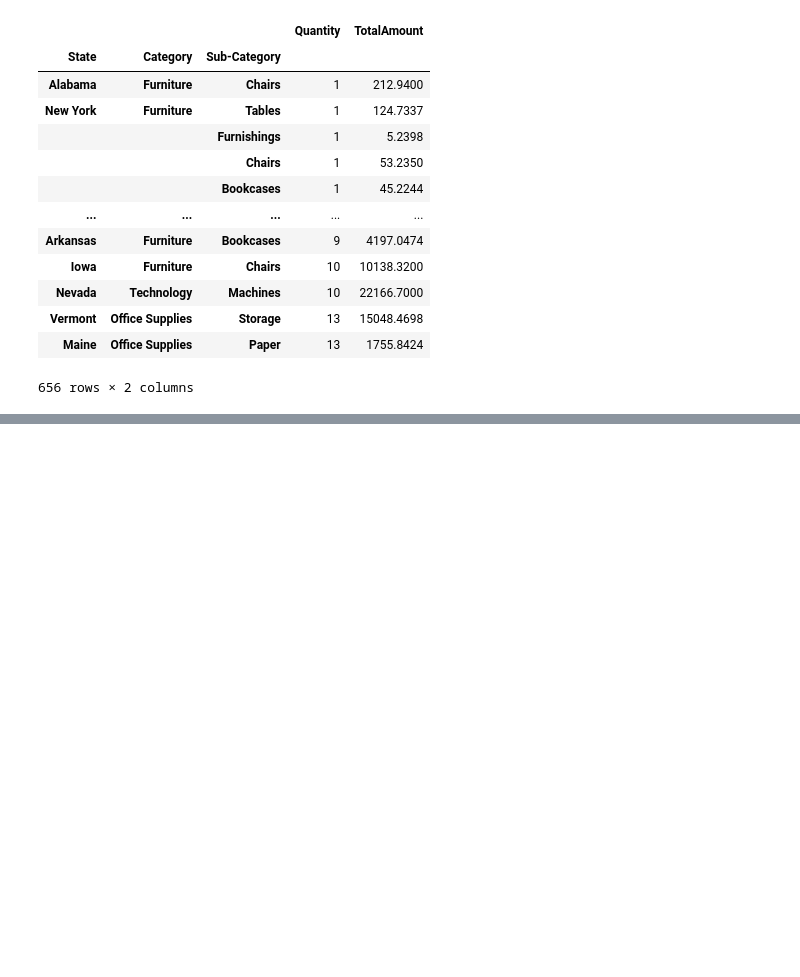
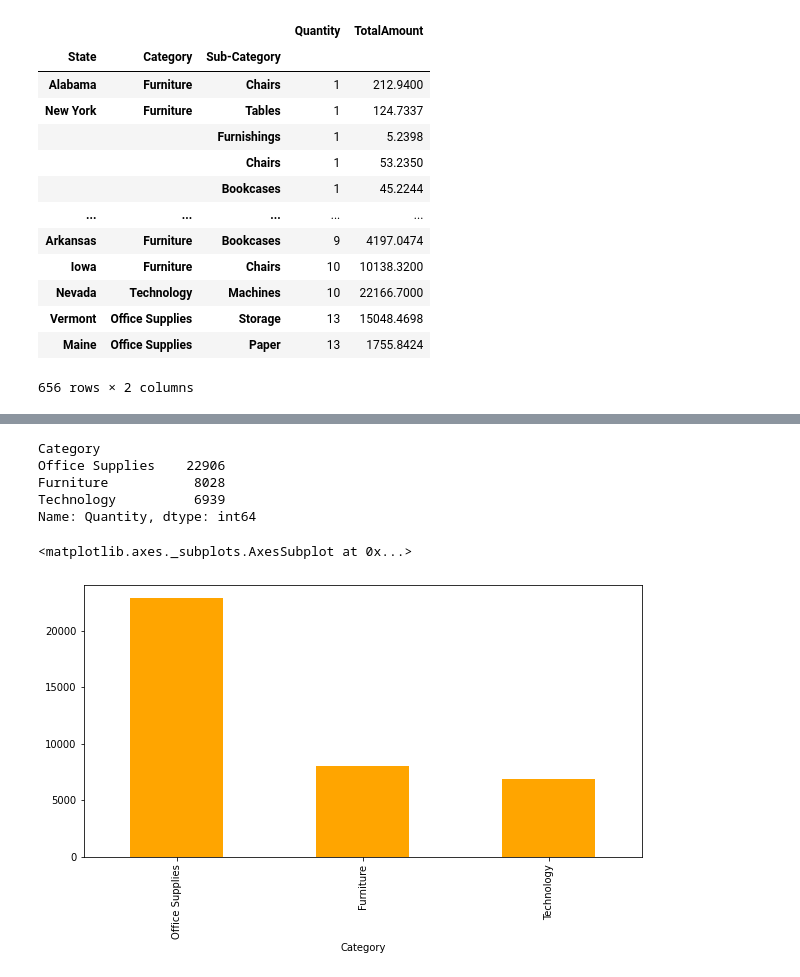
Before and after one commit to Topinder-chettri/Data-Science-And-Business-analytics-task-1, a Jupyter notebook: GRIP_Task_3_Exploratory_Data_Analysis_Retail.ipynb, the cells around one changed output, grey strips where cells are left out. Saved outputs shown, nothing was run; the diff lists cells and outputs as text; code cells hidden in the pictures; blank space fills up the shorter version.

```diff
--- a/GRIP_Task_3_Exploratory_Data_Analysis_Retail.ipynb
+++ b/GRIP_Task_3_Exploratory_Data_Analysis_Retail.ipynb
@@ -484,0 +513,14 @@ min_sales1
+# %%
+cat1=df.groupby('Category')['Quantity'].sum().sort_values(ascending = False)
+cat1
+# %% [output]
+Category
+Office Supplies    22906
+Furniture           8028
+Technology          6939
+Name: Quantity, dtype: int64
+# %%
+cat1.plot(kind = 'bar',color='orange',figsize=(10,5))
+# %% [output]
+<matplotlib.axes._subplots.AxesSubplot at 0x...>
+[figure, added]
```
Also changed, not shown: parts of 6 cells of this notebook.
